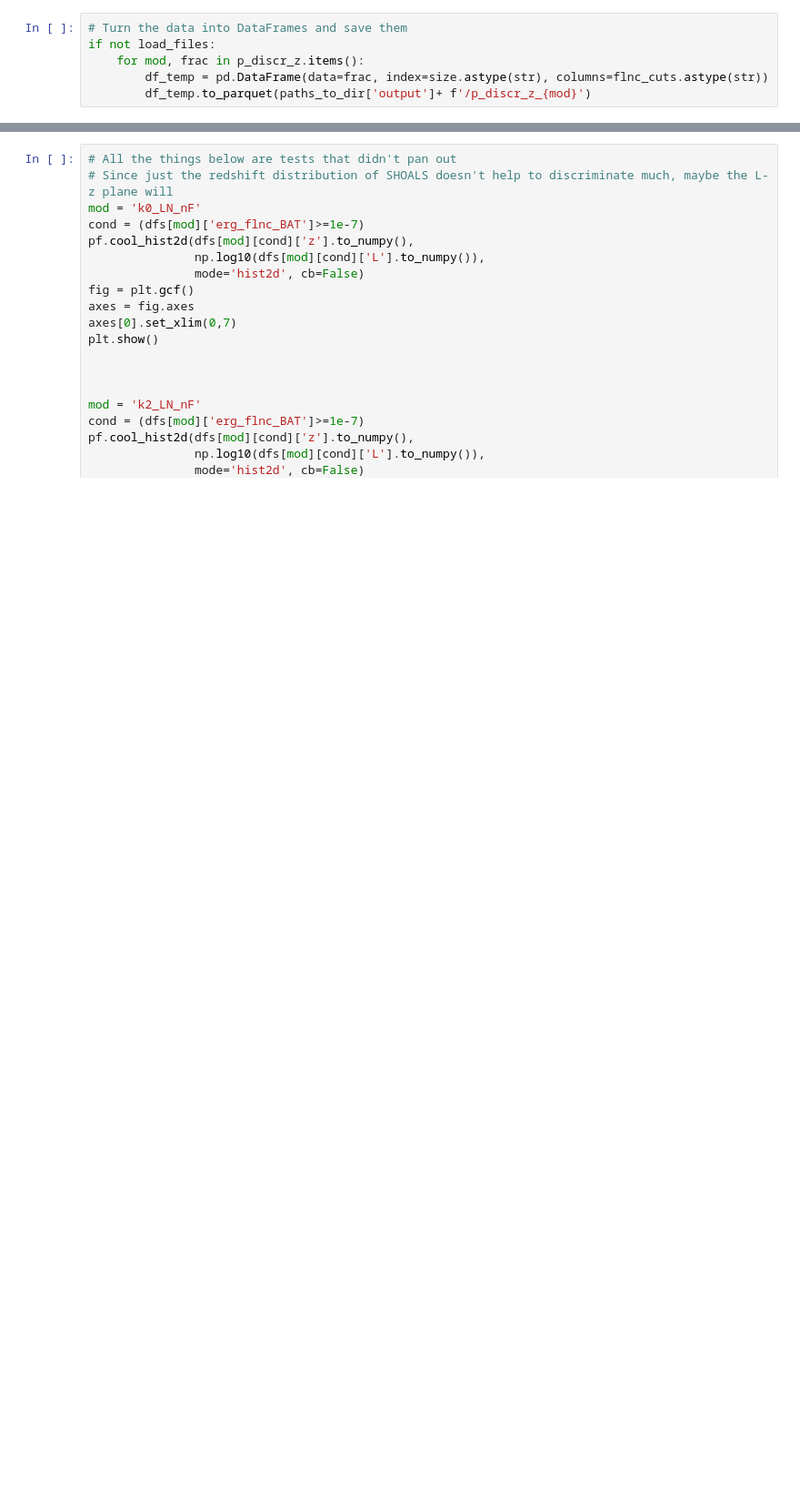
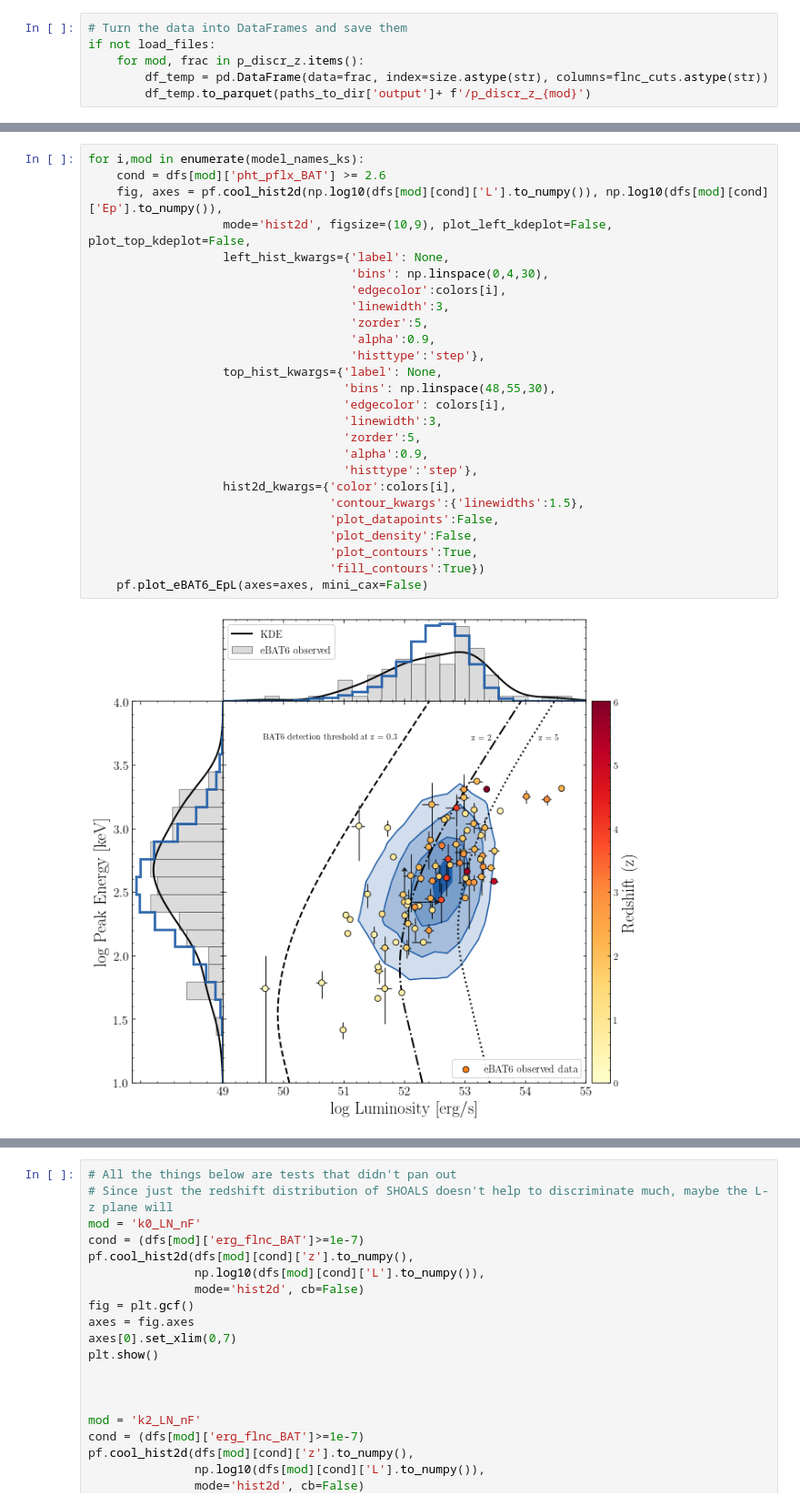
Before and after one commit to JPalmerio/GRB_population_model, a Jupyter notebook: ipynb_codes/Compare_best_models.ipynb, the cells around one changed output, grey strips where cells are left out. Shown at 91% size. Saved outputs shown, nothing was run; the diff lists cells and outputs as text; blank space fills up the shorter version.

```diff
--- a/ipynb_codes/Compare_best_models.ipynb
+++ b/ipynb_codes/Compare_best_models.ipynb
@@ -672,0 +623,28 @@ Sample size :629
+# %%
+for i,mod in enumerate(model_names_ks):
+    cond = dfs[mod]['pht_pflx_BAT'] >= 2.6
+    fig, axes = pf.cool_hist2d(np.log10(dfs[mod][cond]['L'].to_numpy()), np.log10(dfs[mod][cond]['Ep'].to_numpy()),
+                   mode='hist2d', figsize=(10,9), plot_left_kdeplot=False, plot_top_kdeplot=False,
+                   left_hist_kwargs={'label': None,
+                                     'bins': np.linspace(0,4,30),
+                                     'edgecolor':colors[i],
+                                     'linewidth':3,
+                                     'zorder':5,
+                                     'alpha':0.9,
+                                     'histtype':'step'},
+                   top_hist_kwargs={'label': None,
+                                    'bins': np.linspace(48,55,30),
+                                    'edgecolor': colors[i],
+                                    'linewidth':3,
+                                    'zorder':5,
+                                    'alpha':0.9,
+                                    'histtype':'step'},
+                   hist2d_kwargs={'color':colors[i],
+                                  'contour_kwargs':{'linewidths':1.5},
+                                  'plot_datapoints':False,
+                                  'plot_density':False,
+                                  'plot_contours':True,
+                                  'fill_contours':True})
+    pf.plot_eBAT6_EpL(axes=axes, mini_cax=False)
+# %% [output]
+[figure, added]
```
Also changed, not shown: parts of 7 cells of this notebook, 9 other files.
